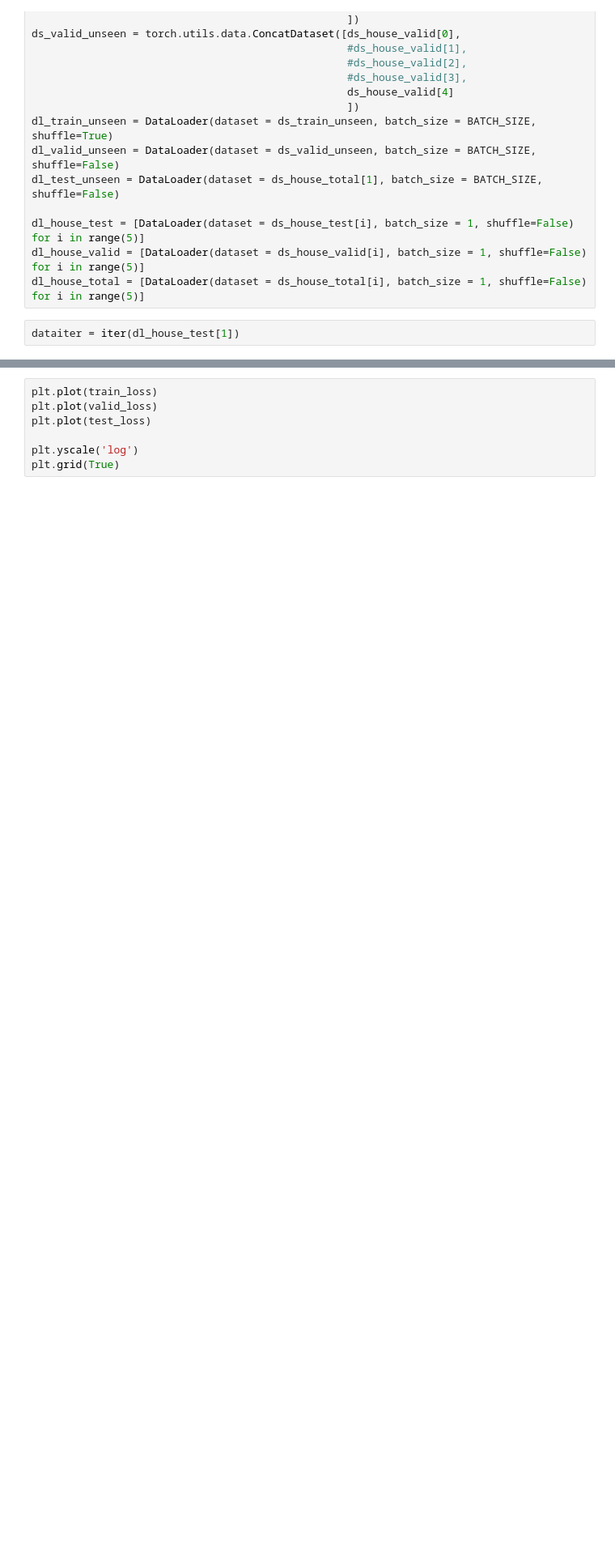
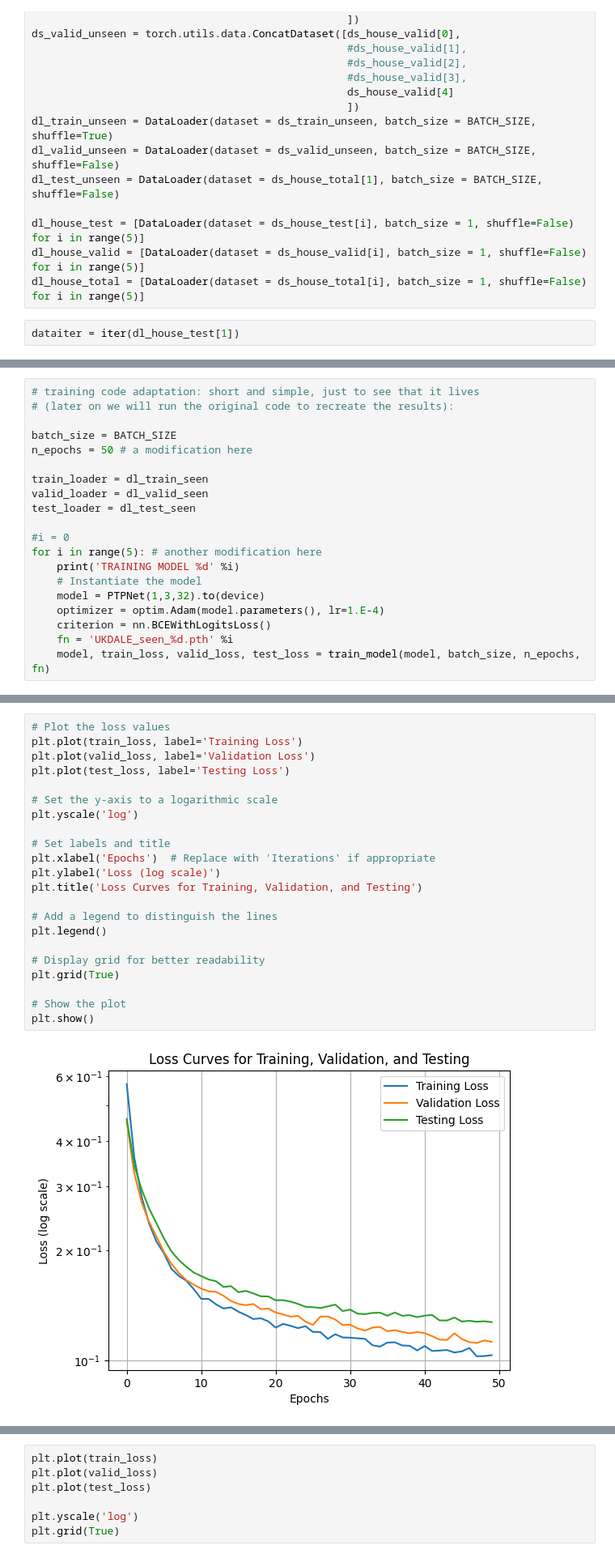
Before and after one commit to SivanKaNa/TPNILM, a Jupyter notebook: TPNILM_UKDALE_run.ipynb, the cells around one changed output, grey strips where cells are left out. Shown at 81% size. Cells and saved outputs as stored; diff of their text form; blank space fills up the shorter version.

```diff
--- a/TPNILM_UKDALE_run.ipynb
+++ b/TPNILM_UKDALE_run.ipynb
@@ -670,0 +701,20 @@ plt.ylim([-0.5,1.5])
+# %%
+# training code adaptation: short and simple, just to see that it lives
+# (later on we will run the original code to recreate the results):
+
+batch_size = BATCH_SIZE
+n_epochs = 50 # a modification here
+
+train_loader = dl_train_seen
+valid_loader = dl_valid_seen
+test_loader = dl_test_seen
+
+#i = 0
+for i in range(5): # another modification here
+    print('TRAINING MODEL %d' %i)
+    # Instantiate the model
+    model = PTPNet(1,3,32).to(device)
+    optimizer = optim.Adam(model.parameters(), lr=1.E-4)
+    criterion = nn.BCEWithLogitsLoss()
+    fn = 'UKDALE_seen_%d.pth' %i
+    model, train_loss, valid_loss, test_loss = train_model(model, batch_size, n_epochs, fn)
@@ -671,2 +775,26 @@ plt.ylim([-0.5,1.5])
+# %%
+# Plot the loss values
+plt.plot(train_loss, label='Training Loss')
+plt.plot(valid_loss, label='Validation Loss')
+plt.plot(test_loss, label='Testing Loss')
+
+# Set the y-axis to a logarithmic scale
+plt.yscale('log')
+
+# Set labels and title
+plt.xlabel('Epochs')  # Replace with 'Iterations' if appropriate
+plt.ylabel('Loss (log scale)')
+plt.title('Loss Curves for Training, Validation, and Testing')
+
+# Add a legend to distinguish the lines
+plt.legend()
+
+# Display grid for better readability
+plt.grid(True)
+
+# Show the plot
+plt.show()
+# %% [output]
+[figure, added]
 # %%
 batch_size = BATCH_SIZE
```
Also changed, not shown: parts of 29 cells of this notebook.
